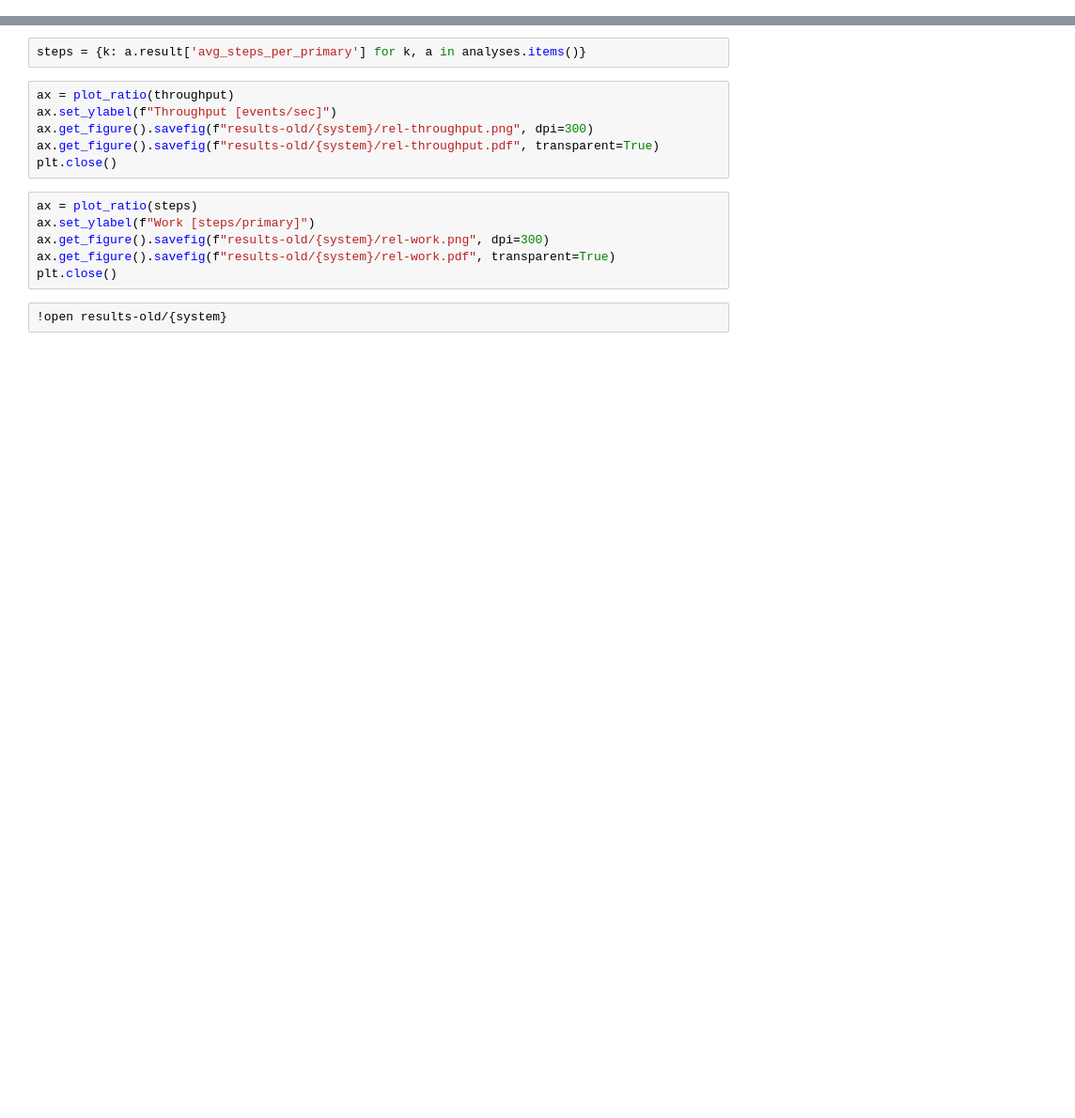
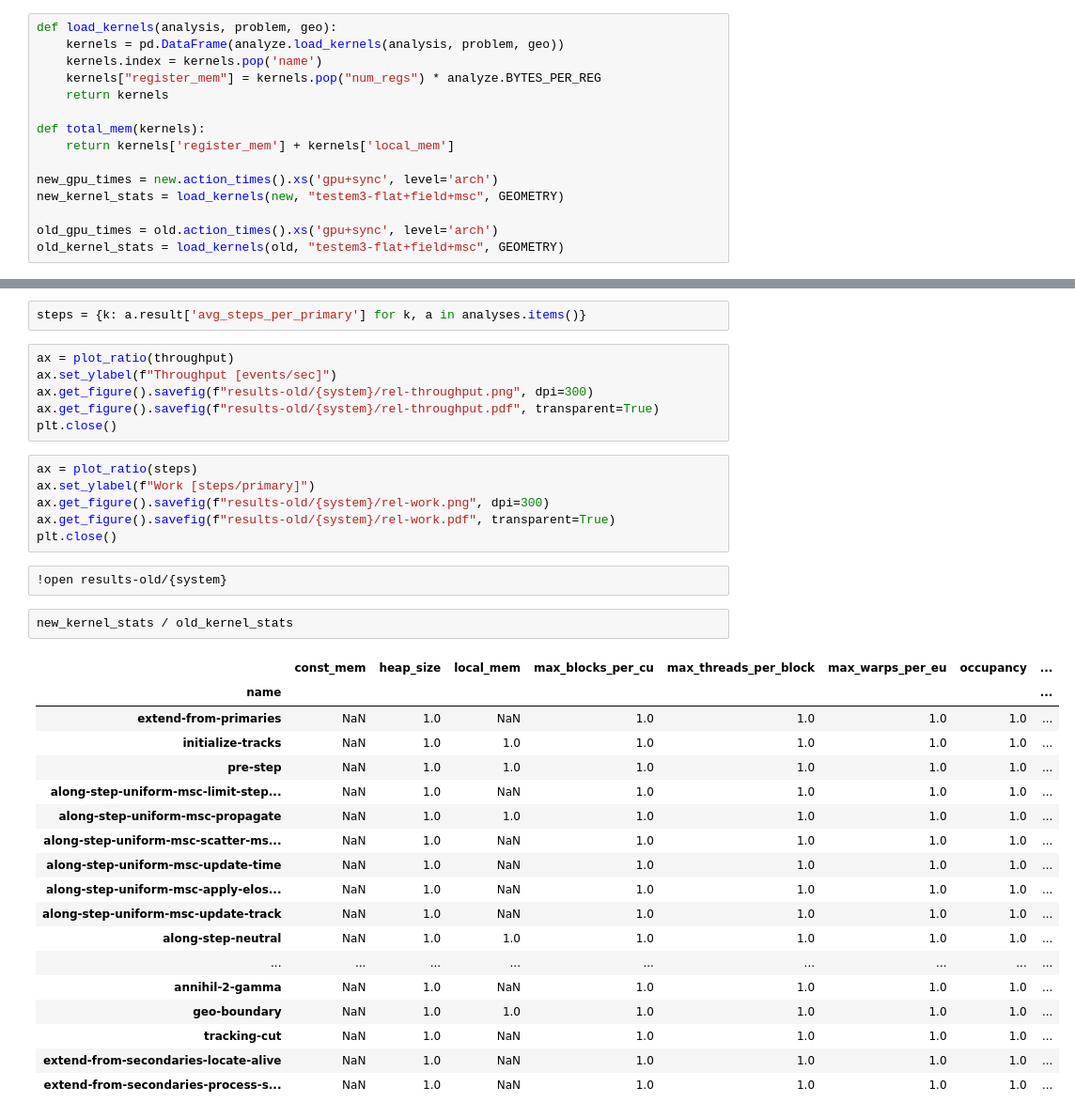
Before and after one commit to celeritas-project/regression, a Jupyter notebook: compare.ipynb, the cells around one changed output, grey strips where cells are left out. Shown at 94% size. Cells and saved outputs as stored; diff of their text form; blank space fills up the shorter version.

```diff
--- a/compare.ipynb
+++ b/compare.ipynb
@@ -145,0 +149,15 @@ Name: cms-hgcal, dtype: float64
+# %%
+def load_kernels(analysis, problem, geo):
+    kernels = pd.DataFrame(analyze.load_kernels(analysis, problem, geo))
+    kernels.index = kernels.pop('name')
+    kernels["register_mem"] = kernels.pop("num_regs") * analyze.BYTES_PER_REG
+    return kernels
+
+def total_mem(kernels):
+    return kernels['register_mem'] + kernels['local_mem']
+
+new_gpu_times = new.action_times().xs('gpu+sync', level='arch')
+new_kernel_stats = load_kernels(new, "testem3-flat+field+msc", GEOMETRY)
+
+old_gpu_times = old.action_times().xs('gpu+sync', level='arch')
+old_kernel_stats = load_kernels(old, "testem3-flat+field+msc", GEOMETRY)
@@ -186,3 +239,24 @@ ax.get_figure().savefig(f"results-old/{system}/rel-work.pdf", transparent=True)
 plt.close()
 # %%
 !open results-old/{system}
+# %%
+new_kernel_stats / old_kernel_stats
+# %% [output]
+|  | const_mem | heap_size | local_mem | max_blocks_per_cu | max_threads_per_block | max_warps_per_eu | occupancy | ... |
+| name |  |  |  |  |  |  |  | ... |
+| extend-from-primaries | NaN | 1.0 | NaN | 1.0 | 1.0 | 1.0 | 1.0 | ... |
+| initialize-tracks | NaN | 1.0 | 1.0 | 1.0 | 1.0 | 1.0 | 1.0 | ... |
+| pre-step | NaN | 1.0 | 1.0 | 1.0 | 1.0 | 1.0 | 1.0 | ... |
+| along-step-uniform-msc-limit-step... | NaN | 1.0 | NaN | 1.0 | 1.0 | 1.0 | 1.0 | ... |
+| along-step-uniform-msc-propagate | NaN | 1.0 | 1.0 | 1.0 | 1.0 | 1.0 | 1.0 | ... |
+| along-step-uniform-msc-scatter-ms... | NaN | 1.0 | NaN | 1.0 | 1.0 | 1.0 | 1.0 | ... |
+| along-step-uniform-msc-update-time | NaN | 1.0 | NaN | 1.0 | 1.0 | 1.0 | 1.0 | ... |
+| along-step-uniform-msc-apply-elos... | NaN | 1.0 | NaN | 1.0 | 1.0 | 1.0 | 1.0 | ... |
+| along-step-uniform-msc-update-track | NaN | 1.0 | NaN | 1.0 | 1.0 | 1.0 | 1.0 | ... |
+| along-step-neutral | NaN | 1.0 | 1.0 | 1.0 | 1.0 | 1.0 | 1.0 | ... |
+| ... | ... | ... | ... | ... | ... | ... | ... | ... |
+| annihil-2-gamma | NaN | 1.0 | NaN | 1.0 | 1.0 | 1.0 | 1.0 | ... |
+| geo-boundary | NaN | 1.0 | 1.0 | 1.0 | 1.0 | 1.0 | 1.0 | ... |
+| tracking-cut | NaN | 1.0 | NaN | 1.0 | 1.0 | 1.0 | 1.0 | ... |
+| extend-from-secondaries-locate-alive | NaN | 1.0 | NaN | 1.0 | 1.0 | 1.0 | 1.0 | ... |
+| extend-from-secondaries-process-s... | NaN | 1.0 | NaN | 1.0 | 1.0 | 1.0 | 1.0 | ... |
```
Also changed, not shown: parts of 15 cells of this notebook, 2 other files.
